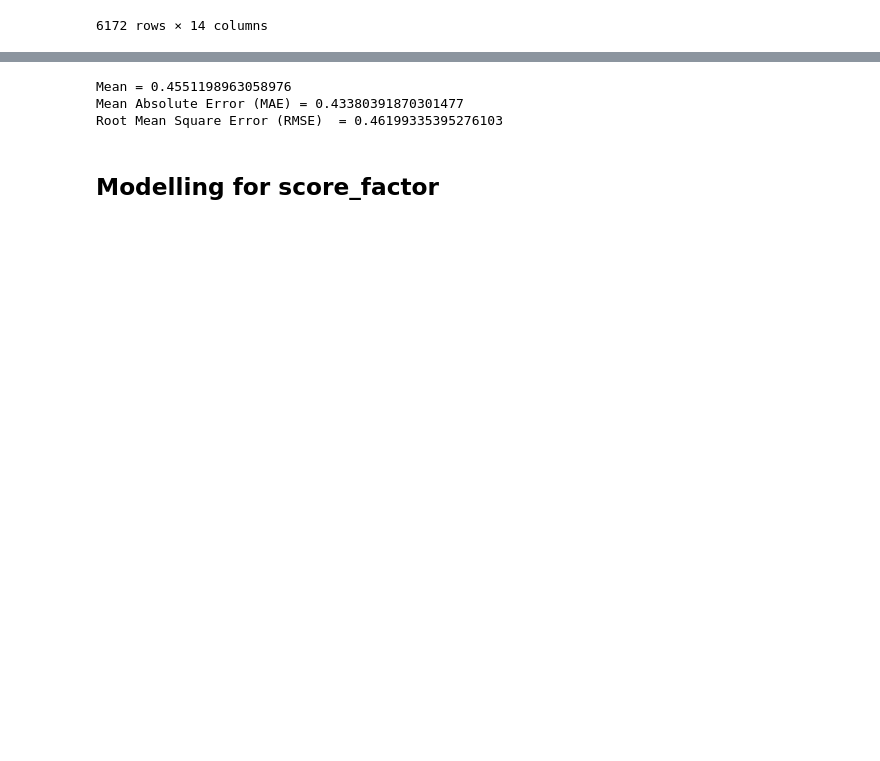
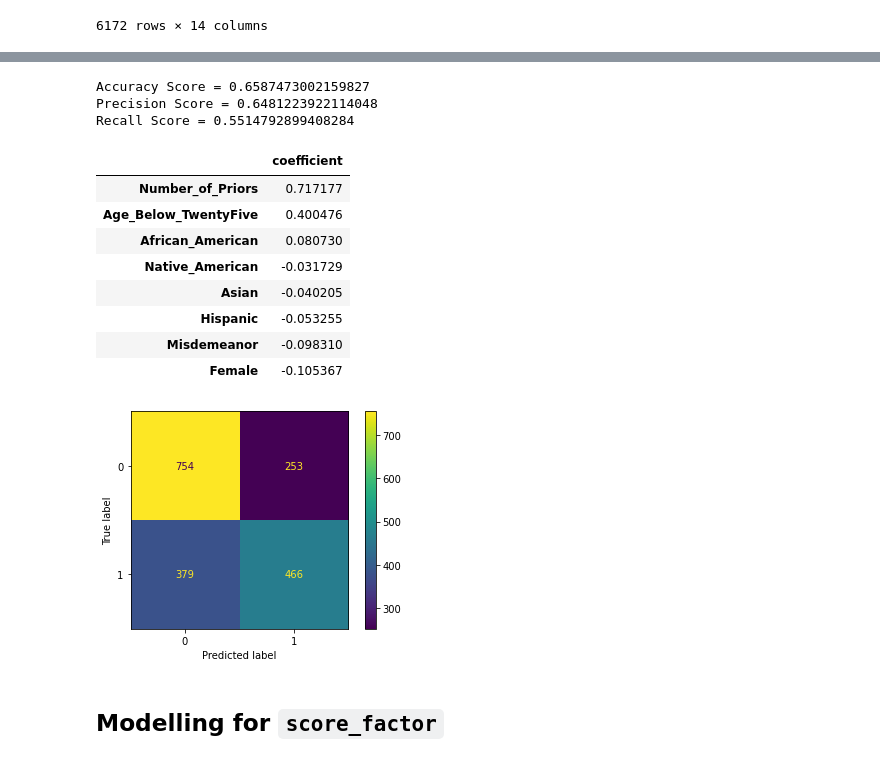
Before and after one commit to benlyj/fairml, a Jupyter notebook: doc/example_notebooks/coding_exercise.ipynb, the cells around one changed output, grey strips where cells are left out. Drawn from its saved outputs; the diff is of its cells as text; code cells hidden in the pictures; blank space fills up the shorter version.

Commit message:
Update model to logistic regression

```diff
--- a/doc/example_notebooks/coding_exercise.ipynb
+++ b/doc/example_notebooks/coding_exercise.ipynb
@@ -355,13 +313,57 @@ pd.DataFrame(
-# %%
-# Evaluate regression metrics
-print(f"""
-Mean = {processed_df['Two_yr_Recidivism'].mean()}
-Mean Absolute Error (MAE) = {mean_absolute_error(y_test_1, preds_1)}
-Root Mean Square Error (RMSE)  = {np.sqrt(mean_squared_error(y_test_1, preds_1))}
-""")
-# %% [output]
-Mean = 0.4551198963058976
-Mean Absolute Error (MAE) = 0.43380391870301477
-Root Mean Square Error (RMSE)  = 0.46199335395276103
+# %%
+# Splitting X and y
+X_1 = processed_df[[
+    'Number_of_Priors', 'Age_Below_TwentyFive', 'African_American',
+    'Hispanic', 'Asian', 'Native_American', 'Female', 'Misdemeanor'
+]]
+y_1 = processed_df['Two_yr_Recidivism']
+
+# Train-test-split
+X_train_1, X_test_1, y_train_1, y_test_1 = train_test_split(X_1, y_1, test_size=0.3, random_state=101)
+
+# Scaling
+scaler = StandardScaler()
+scaled_X_train_1 = scaler.fit_transform(X_train_1)
+scaled_X_test_1 = scaler.transform(X_test_1)
+
+# Fit model
+model_1 = LogisticRegression()
+model_1.fit(scaled_X_train_1, y_train_1)
+
+# Create predictions
+preds_1 = model_1.predict(scaled_X_test_1)
+
+# Evaluate classification metrics
+print(f"""
+Accuracy Score = {accuracy_score(y_test_1, preds_1)}
+Precision Score = {precision_score(y_test_1, preds_1)}
+Recall Score = {recall_score(y_test_1, preds_1)}
+""")
+plot_confusion_matrix(model_1, scaled_X_test_1, y_test_1)
+
+# Evaluate model coefficients
+model_1_coefficients = (
+    pd.DataFrame(
+        columns=['coefficient'],
+        index=X_1.columns,
+        data=model_1.coef_.flatten()
+    )
+    .sort_values(by='coefficient', ascending=False)
+)
+model_1_coefficients
+# %% [output]
+Accuracy Score = 0.6587473002159827
+Precision Score = 0.6481223922114048
+Recall Score = 0.5514792899408284
+|  | coefficient |
+| Number_of_Priors | 0.717177 |
+| Age_Below_TwentyFive | 0.400476 |
+| African_American | 0.080730 |
+| Native_American | -0.031729 |
+| Asian | -0.040205 |
+| Hispanic | -0.053255 |
+| Misdemeanor | -0.098310 |
+| Female | -0.105367 |
+[figure, added]
 # %% [markdown]
-## Modelling for score_factor
+## Modelling for `score_factor`
```
Also changed, not shown: parts of 10 cells of this notebook.
